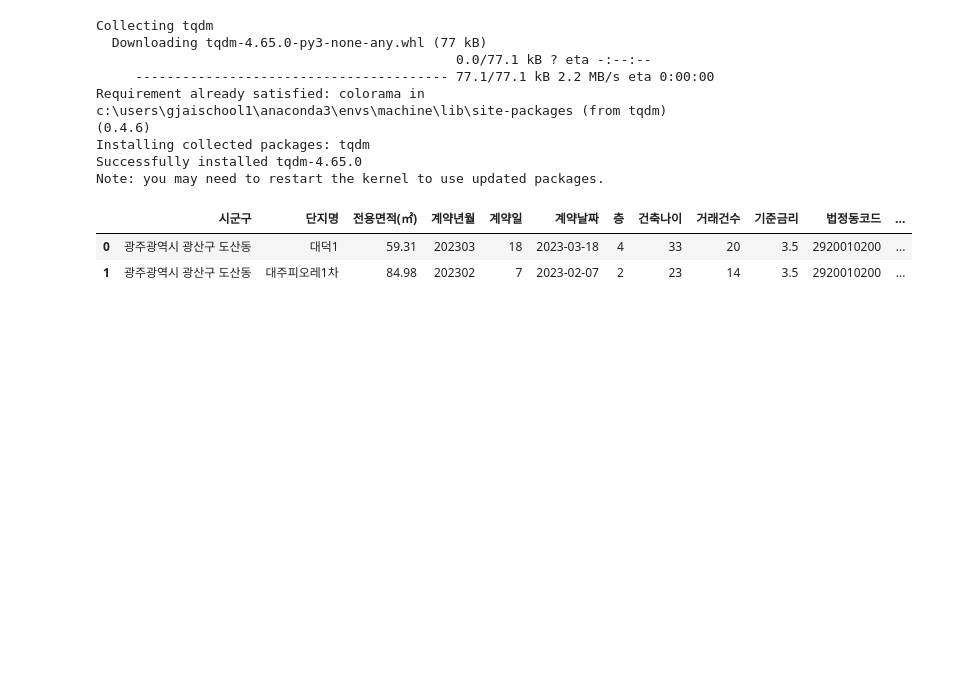
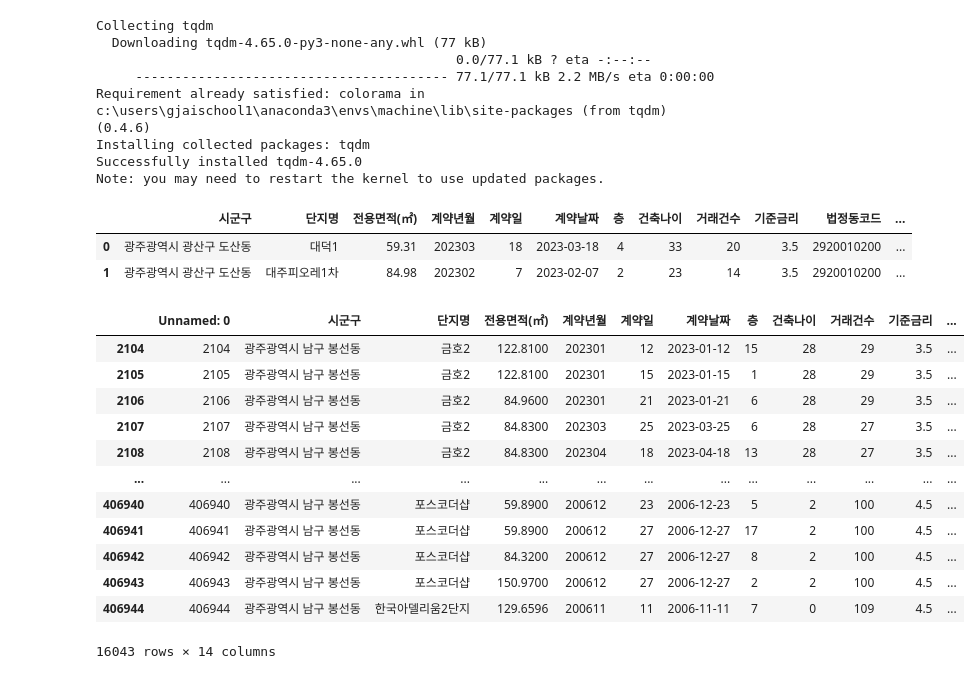
Before and after one commit to 2023-AISCHOOL-APP/araboraGJapt, a Jupyter notebook: byeongmin/5,6모델 사용/모델 선정위한 여러모델 사용.ipynb, the cells around one changed output. Drawn from its saved outputs; the diff is of its cells as text; code cells hidden in the pictures; blank space fills up the shorter version.

```diff
--- a/byeongmin/5,6모델 사용/모델 선정위한 여러모델 사용.ipynb
+++ b/byeongmin/5,6모델 사용/모델 선정위한 여러모델 사용.ipynb
@@ -3,8 +3,6 @@ import pandas as pd
 import numpy as np
 # %%
 data=pd.read_csv('../2~3.데이터 수집 및 전처리/머신러닝 전처리 데이터.CSV',encoding='EUC-KR')
-# %%
-data=data.drop(['Unnamed: 0'], axis=1)
 # %%
 data
 # %% [output]
@@ -87,3 +85,19 @@ data.head(2)
 |  | 시군구 | 단지명 | 전용면적(㎡) | 계약년월 | 계약일 | 계약날짜 | 층 | 건축나이 | 거래건수 | 기준금리 | 법정동코드 | ... |
 | 0 | 광주광역시 광산구 도산동 | 대덕1 | 59.31 | 202303 | 18 | 2023-03-18 | 4 | 33 | 20 | 3.5 | 2920010200 | ... |
 | 1 | 광주광역시 광산구 도산동 | 대주피오레1차 | 84.98 | 202302 | 7 | 2023-02-07 | 2 | 23 | 14 | 3.5 | 2920010200 | ... |
+# %%
+data[data['시군구']=='광주광역시 남구 봉선동']
+# %% [output]
+|  | Unnamed: 0 | 시군구 | 단지명 | 전용면적(㎡) | 계약년월 | 계약일 | 계약날짜 | 층 | 건축나이 | 거래건수 | 기준금리 | ... |
+| 2104 | 2104 | 광주광역시 남구 봉선동 | 금호2 | 122.8100 | 202301 | 12 | 2023-01-12 | 15 | 28 | 29 | 3.5 | ... |
+| 2105 | 2105 | 광주광역시 남구 봉선동 | 금호2 | 122.8100 | 202301 | 15 | 2023-01-15 | 1 | 28 | 29 | 3.5 | ... |
+| 2106 | 2106 | 광주광역시 남구 봉선동 | 금호2 | 84.9600 | 202301 | 21 | 2023-01-21 | 6 | 28 | 29 | 3.5 | ... |
+| 2107 | 2107 | 광주광역시 남구 봉선동 | 금호2 | 84.8300 | 202303 | 25 | 2023-03-25 | 6 | 28 | 27 | 3.5 | ... |
+| 2108 | 2108 | 광주광역시 남구 봉선동 | 금호2 | 84.8300 | 202304 | 18 | 2023-04-18 | 13 | 28 | 27 | 3.5 | ... |
+| ... | ... | ... | ... | ... | ... | ... | ... | ... | ... | ... | ... | ... |
+| 406940 | 406940 | 광주광역시 남구 봉선동 | 포스코더샵 | 59.8900 | 200612 | 23 | 2006-12-23 | 5 | 2 | 100 | 4.5 | ... |
+| 406941 | 406941 | 광주광역시 남구 봉선동 | 포스코더샵 | 59.8900 | 200612 | 27 | 2006-12-27 | 17 | 2 | 100 | 4.5 | ... |
+| 406942 | 406942 | 광주광역시 남구 봉선동 | 포스코더샵 | 84.3200 | 200612 | 27 | 2006-12-27 | 8 | 2 | 100 | 4.5 | ... |
+| 406943 | 406943 | 광주광역시 남구 봉선동 | 포스코더샵 | 150.9700 | 200612 | 27 | 2006-12-27 | 2 | 2 | 100 | 4.5 | ... |
+| 406944 | 406944 | 광주광역시 남구 봉선동 | 한국아델리움2단지 | 129.6596 | 200611 | 11 | 2006-11-11 | 7 | 0 | 109 | 4.5 | ... |
+16043 rows × 14 columns
```
Also changed, not shown: parts of 12 cells of this notebook, 9 other files.
